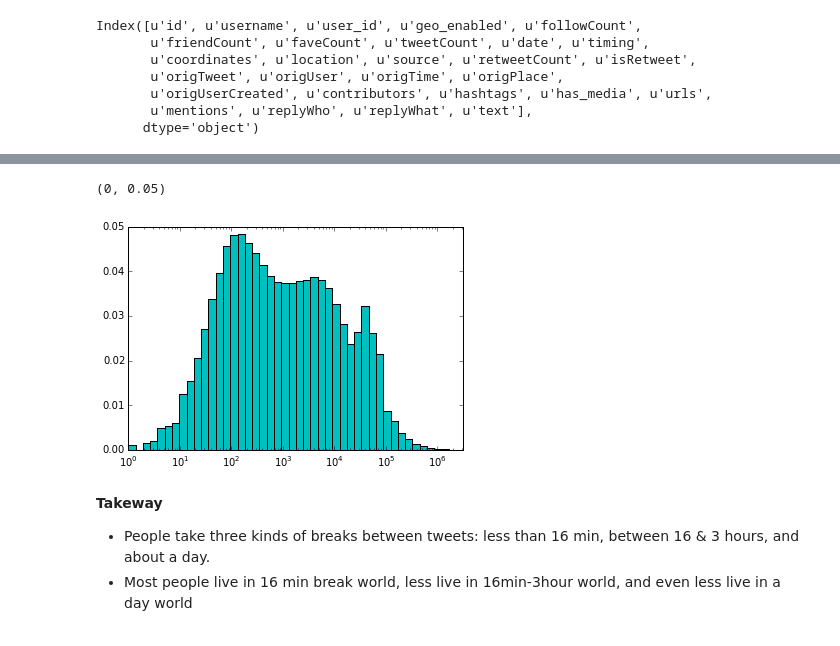
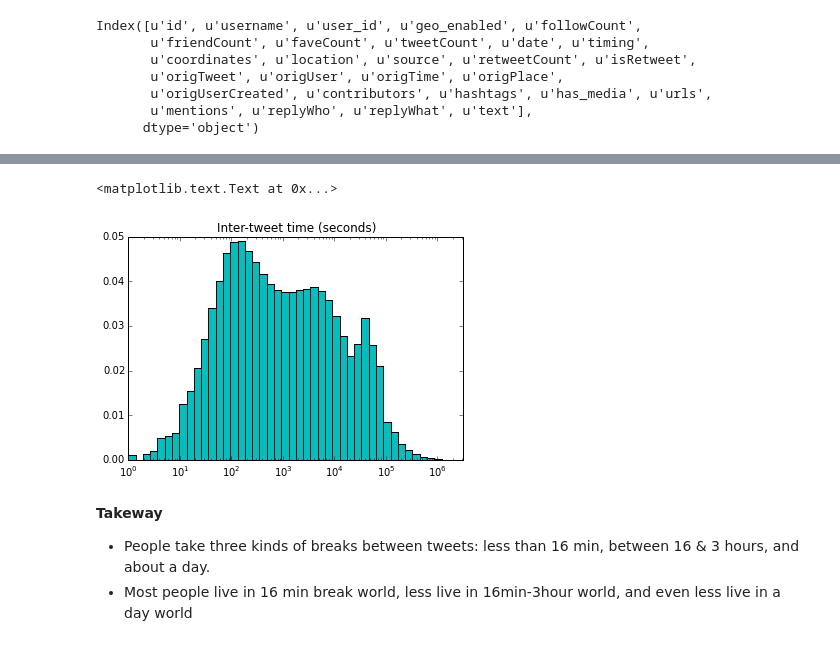
Before and after one commit to marinkala/ReplyNetworks, a Jupyter notebook: bbInterReplyTimeOneSide.ipynb, the cells around one changed output, grey strips where cells are left out. Saved outputs shown, nothing was run; the diff lists cells and outputs as text; code cells hidden in the pictures.

```diff
--- a/bbInterReplyTimeOneSide.ipynb
+++ b/bbInterReplyTimeOneSide.ipynb
@@ -28,0 +31,2 @@ df_oneSide=df_oneSide.sort(['user_id','dateObj'])
+# %%
+df_oneSide=df_oneSide[(df_oneSide.dateObj>=pd.to_datetime('2012-10-15 00:00:00')) & (df_oneSide.dateObj<pd.to_datetime('2012-11-23 00:00:00'))]
@@ -50,14 +49,18 @@ fit = lognorm.pdf( bins, shape, loc=loc, scale=scale )
 # %%
+data = df_oneSide.secDiff.dropna().tolist()
+bins=np.logspace(0, int(np.log(max(data))), 100)
+width=bins[1:]-bins[:-1]
 h, b=np.histogram(data,bins)
 h=h/float(sum(h))
 plt.bar(b[:-1], h, width, color='c')
 #plt.plot(bins[:-1], fit[:-1]*width, linewidth=2)
 plt.gca().set_xscale("log")
 plt.xlim(xmin=0,xmax=10**6.5)
 plt.ylim(ymin=0, ymax=0.05)
+plt.title("Inter-tweet time (seconds)")
 # %% [output]
-(0, 0.05)
+<matplotlib.text.Text at 0x...>
-[figure, old version]
+[figure, new version]
 # %% [markdown]
 **Takeway**
 * People take three kinds of breaks between tweets: less than 16 min, between 16 & 3 hours, and about a day.
```
Also changed, not shown: parts of 45 cells of this notebook, 4 other files.
